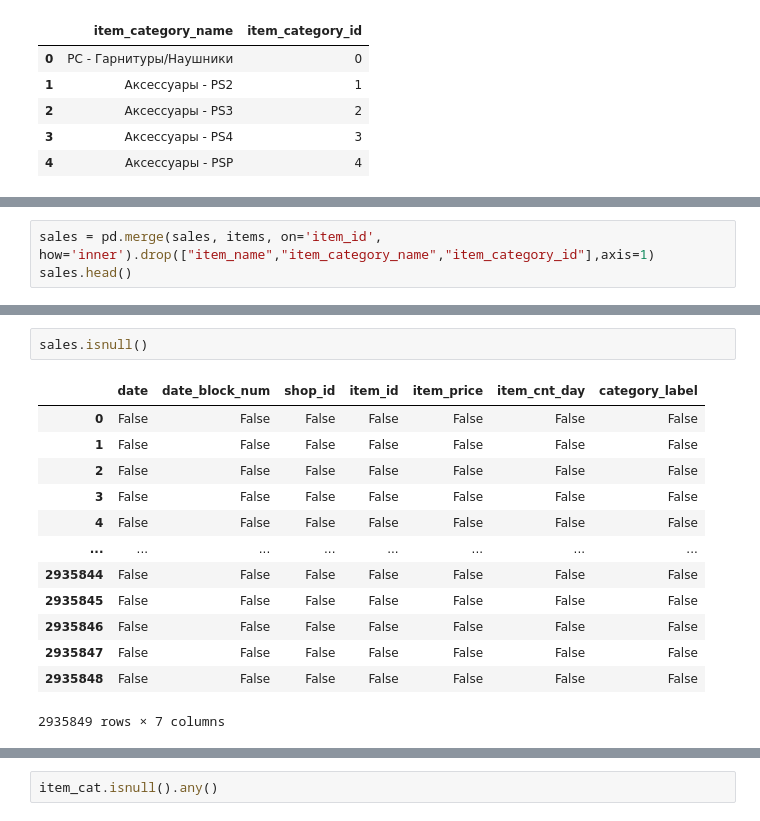
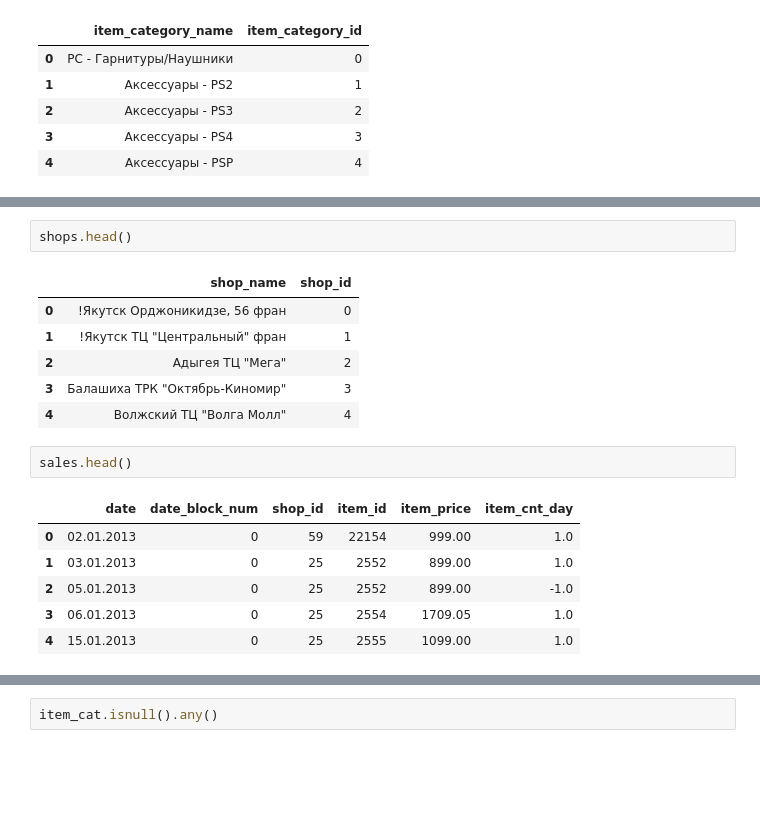
Before and after one commit to MichaelWoo-git/Predicting_Future_Sales_Timeseries, a Jupyter notebook: regression_analysis.ipynb, the cells around one changed output, grey strips where cells are left out. Saved outputs shown, nothing was run; the diff lists cells and outputs as text; blank space fills up the shorter version.

```diff
--- a/regression_analysis.ipynb
+++ b/regression_analysis.ipynb
@@ -118,3 +41,0 @@ items.head()
-# %%
-sales = pd.merge(sales, items, on='item_id', how='inner').drop(["item_name","item_category_name","item_category_id"],axis=1)
-sales.head()
@@ -128,16 +51,18 @@ sales.head()
+# %%
+shops.head()
+# %% [output]
+|  | shop_name | shop_id |
+| 0 | !Якутск Орджоникидзе, 56 фран | 0 |
+| 1 | !Якутск ТЦ "Центральный" фран | 1 |
+| 2 | Адыгея ТЦ "Мега" | 2 |
+| 3 | Балашиха ТРК "Октябрь-Киномир" | 3 |
+| 4 | Волжский ТЦ "Волга Молл" | 4 |
 # %%
-sales.isnull()
+sales.head()
 # %% [output]
-|  | date | date_block_num | shop_id | item_id | item_price | item_cnt_day | category_label |
-| 0 | False | False | False | False | False | False | False |
-| 1 | False | False | False | False | False | False | False |
-| 2 | False | False | False | False | False | False | False |
-| 3 | False | False | False | False | False | False | False |
-| 4 | False | False | False | False | False | False | False |
-| ... | ... | ... | ... | ... | ... | ... | ... |
-| 2935844 | False | False | False | False | False | False | False |
-| 2935845 | False | False | False | False | False | False | False |
-| 2935846 | False | False | False | False | False | False | False |
-| 2935847 | False | False | False | False | False | False | False |
-| 2935848 | False | False | False | False | False | False | False |
+|  | date | date_block_num | shop_id | item_id | item_price | item_cnt_day |
+| 0 | 02.01.2013 | 0 | 59 | 22154 | 999.00 | 1.0 |
+| 1 | 03.01.2013 | 0 | 25 | 2552 | 899.00 | 1.0 |
+| 2 | 05.01.2013 | 0 | 25 | 2552 | 899.00 | -1.0 |
+| 3 | 06.01.2013 | 0 | 25 | 2554 | 1709.05 | 1.0 |
+| 4 | 15.01.2013 | 0 | 25 | 2555 | 1099.00 | 1.0 |
-2935849 rows × 7 columns
```
Also changed, not shown: parts of 84 cells of this notebook.
